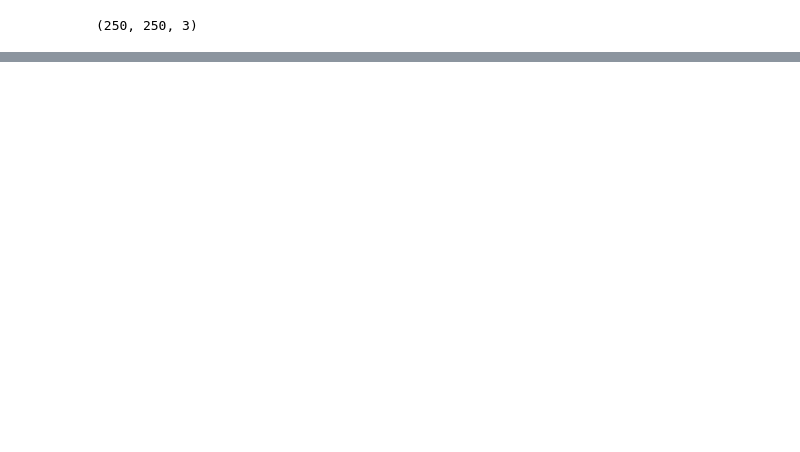
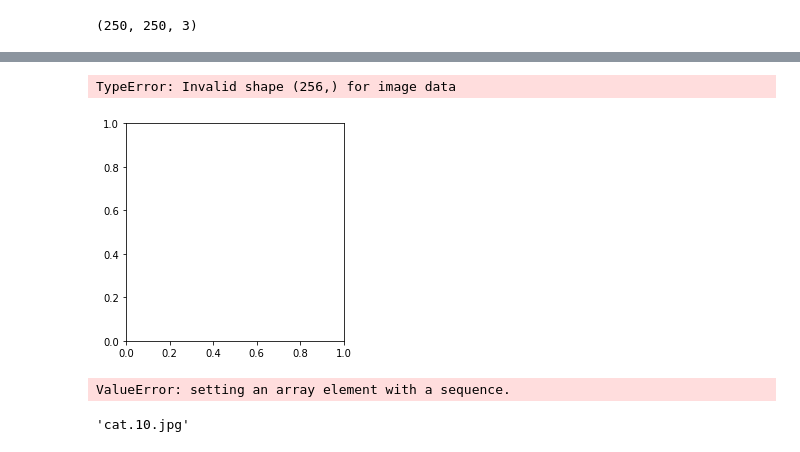
Before and after one commit to noamya-sh/Final-project-SemesterB, a Jupyter notebook: Dogs Vs Cats.ipynb, the cells around one changed output, grey strips where cells are left out. Cells and saved outputs as stored; diff of their text form; code cells hidden in the pictures; blank space fills up the shorter version.

```diff
--- a/Dogs Vs Cats.ipynb
+++ b/Dogs Vs Cats.ipynb
@@ -169,0 +108,33 @@ df
+# %%
+hist = np.histogram(X[80].flatten(),256,[0,256])[0]
+# %%
+plt.imshow(hist, interpolation='nearest')
+plt.show()
+# %% [output]
+TypeError: Invalid shape (256,) for image data
+[figure, added]
+# %%
+from sklearn.decomposition import PCA
+pca = PCA()
+pca.fit(x_train)
+cumsum = np.cumsum(pca.explained_variance_ratio_)
+d = np.argmax(cumsum >= 0.95) + 1
+plt.figure(figsize=(8,5))
+plt.plot(cumsum, linewidth=1)
+plt.axis([0, 300, 0, 1])
+plt.xlabel("Dimensions")
+plt.ylabel("Explained Variance")
+plt.plot([d, d], [0, 0.95], "k:")
+plt.plot([0, d], [0.95, 0.95], "k:")
+plt.plot(d, 0.95, "ko")
+plt.annotate(d, xy=(187, 0.85), xytext=(150, 0.7),
+             arrowprops=dict(arrowstyle="->"), fontsize=20)
+plt.grid(True)
+
+plt.show()
+# %% [output]
+ValueError: setting an array element with a sequence.
+# %%
+df['filename'][2]
+# %% [output]
+'cat.10.jpg'
```
Also changed, not shown: parts of 14 cells of this notebook.
